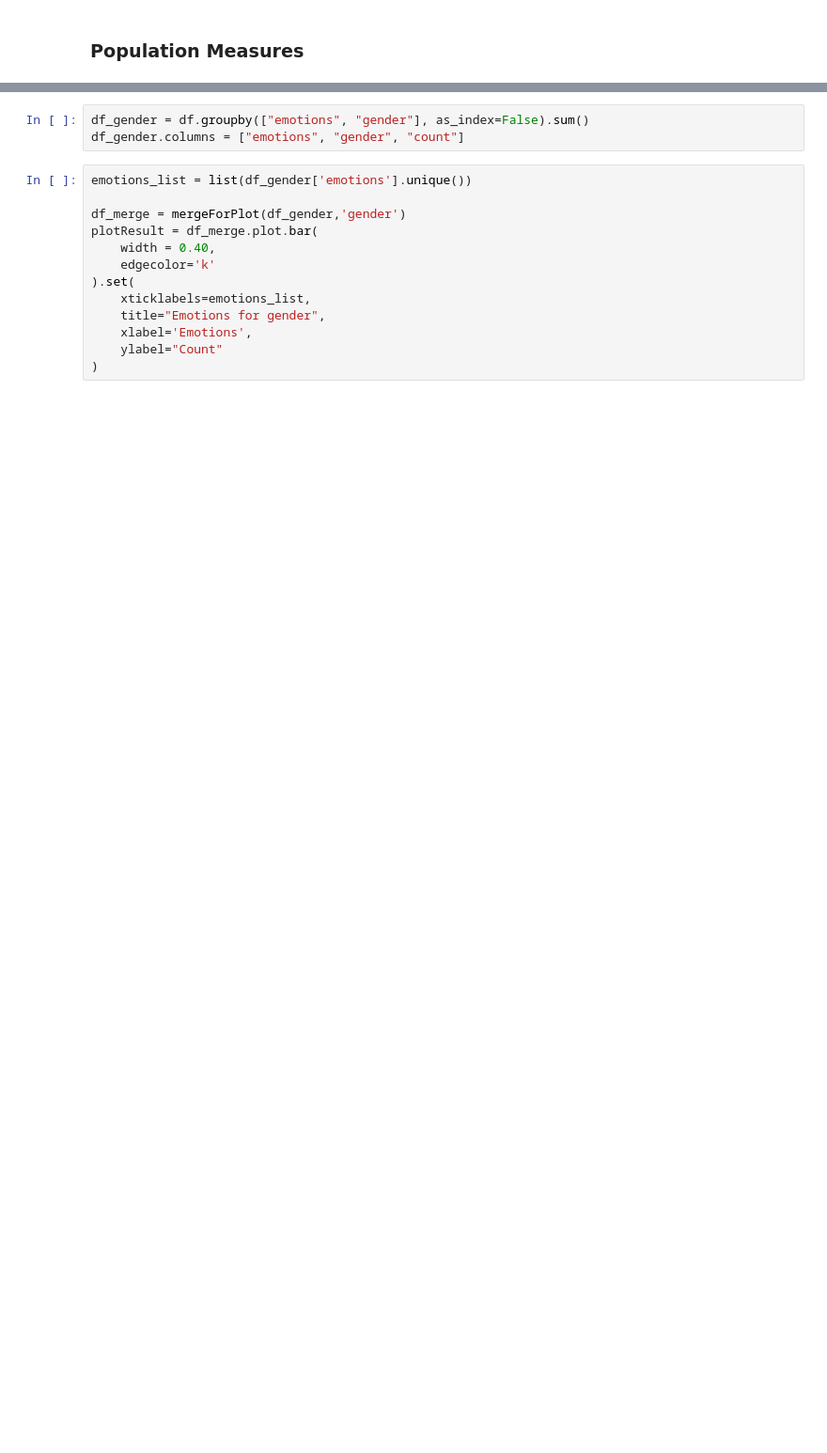
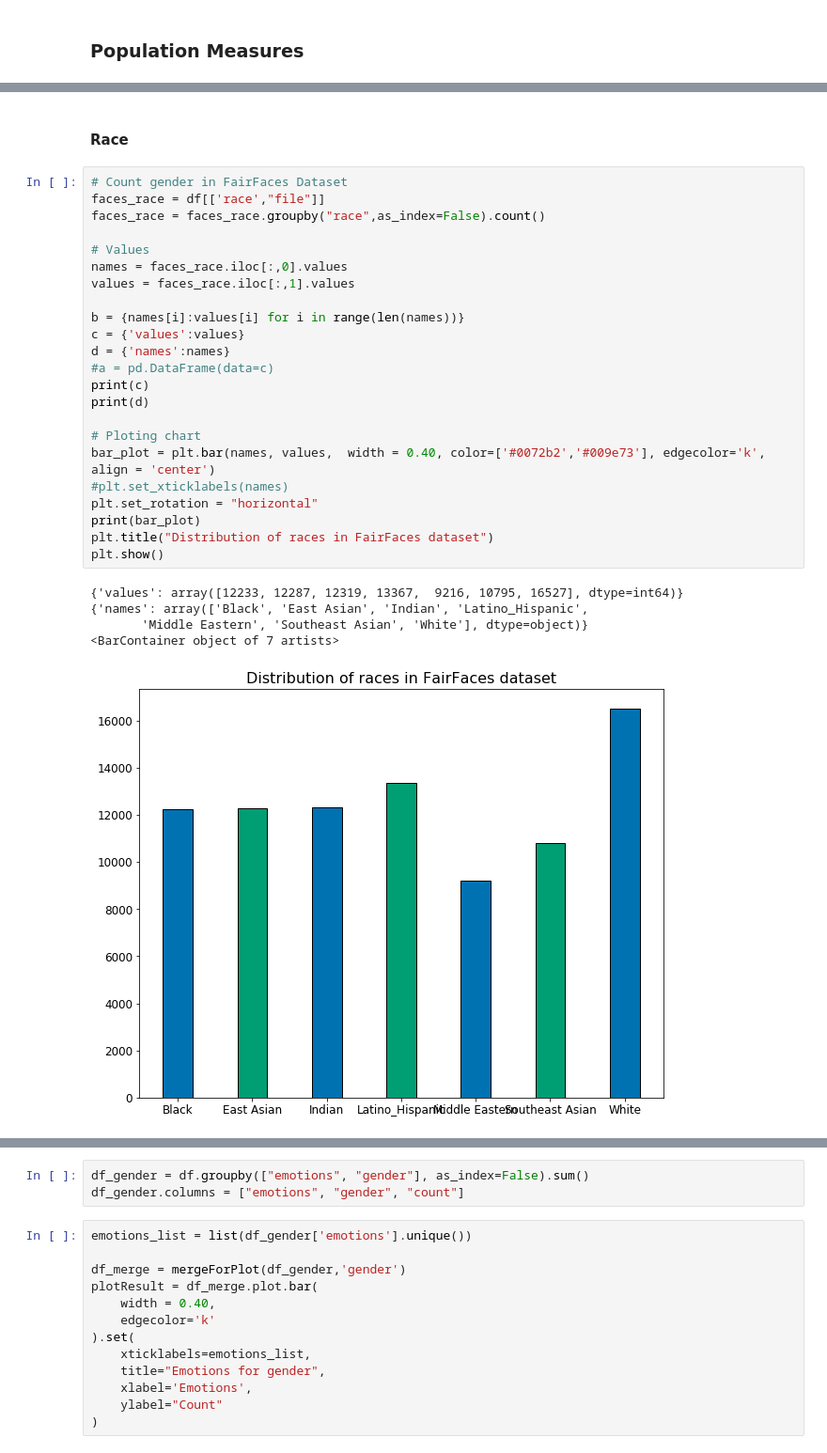
Before and after one commit to EwertonDCSilv/emotion_faces, a Jupyter notebook: tp.ipynb, the cells around one changed output, grey strips where cells are left out. Shown at 94% size. Saved outputs shown, nothing was run; the diff lists cells and outputs as text; blank space fills up the shorter version.

```diff
--- a/tp.ipynb
+++ b/tp.ipynb
@@ -193,0 +201,31 @@ plt.show()
+# %% [markdown]
+#### Race
+# %%
+# Count gender in FairFaces Dataset
+faces_race = df[['race',"file"]]
+faces_race = faces_race.groupby("race",as_index=False).count()
+
+# Values
+names = faces_race.iloc[:,0].values
+values = faces_race.iloc[:,1].values
+
+b = {names[i]:values[i] for i in range(len(names))}
+c = {'values':values}
+d = {'names':names}
+#a = pd.DataFrame(data=c)
+print(c)
+print(d)
+
+# Ploting chart
+bar_plot = plt.bar(names, values,  width = 0.40, color=['#0072b2','#009e73'], edgecolor='k', align = 'center')
+#plt.set_xticklabels(names)
+plt.set_rotation = "horizontal"
+print(bar_plot)
+plt.title("Distribution of races in FairFaces dataset")
+plt.show()
+# %% [output]
+{'values': array([12233, 12287, 12319, 13367,  9216, 10795, 16527], dtype=int64)}
+{'names': array(['Black', 'East Asian', 'Indian', 'Latino_Hispanic',
+       'Middle Eastern', 'Southeast Asian', 'White'], dtype=object)}
+<BarContainer object of 7 artists>
+[figure, added]
```
Also changed, not shown: parts of 20 cells of this notebook.
